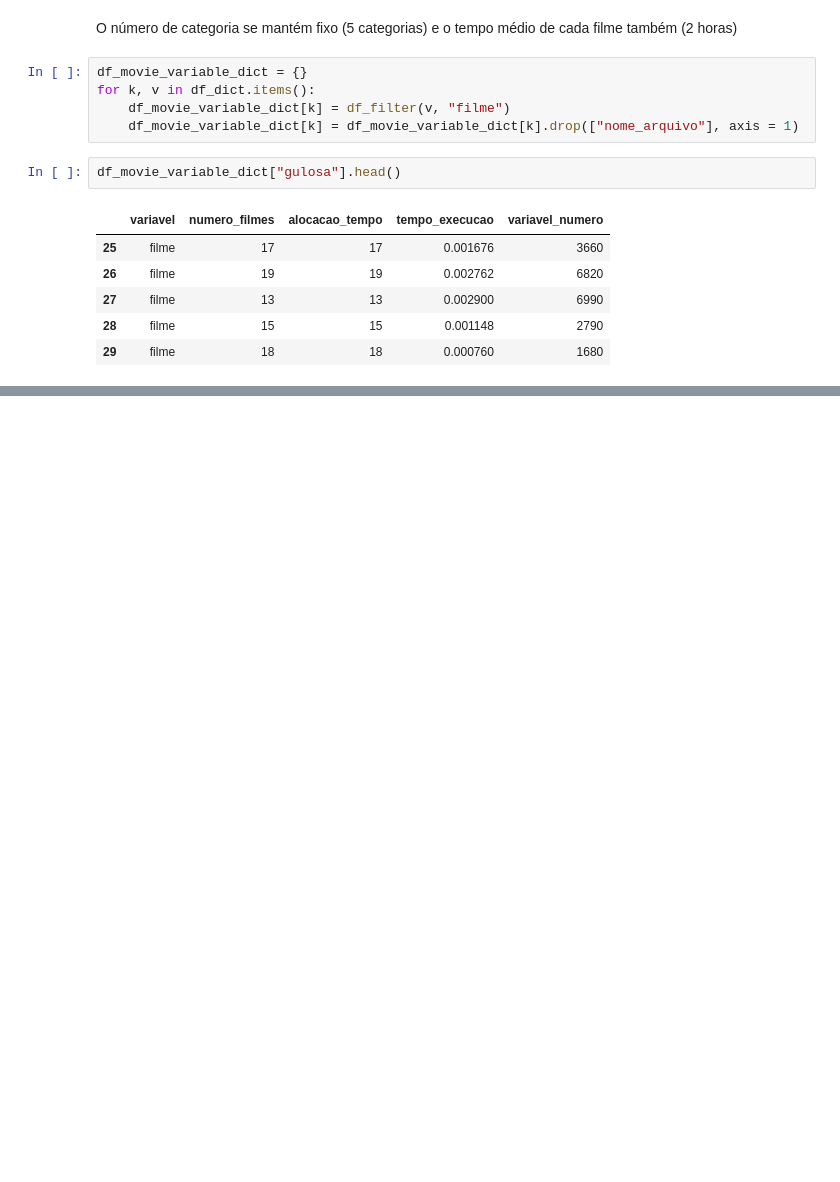
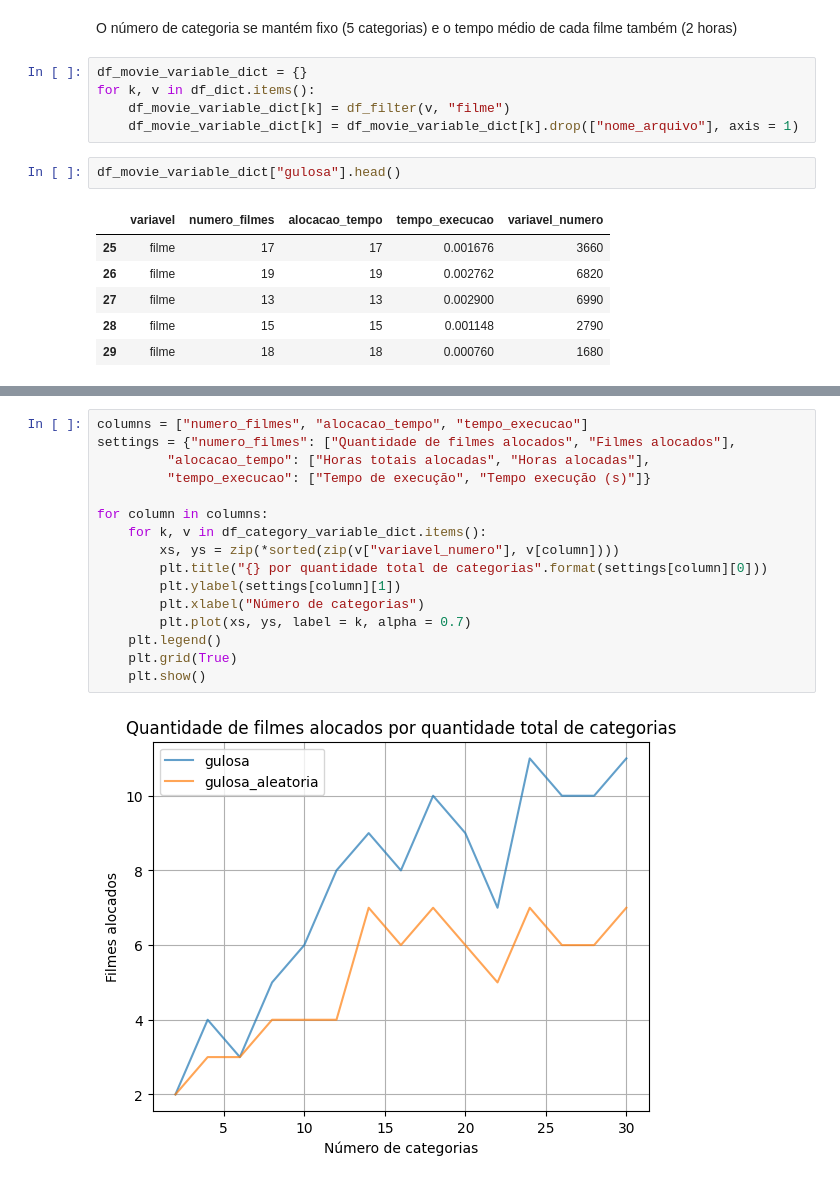
Before and after one commit to NicolasCho/supercomputacao, a Jupyter notebook: projeto/scripts/analysis.ipynb, the cells around one changed output, grey strips where cells are left out. Cells and saved outputs as stored; diff of their text form; blank space fills up the shorter version.

```diff
--- a/projeto/scripts/analysis.ipynb
+++ b/projeto/scripts/analysis.ipynb
@@ -83,0 +96,18 @@ for column in columns:
+# %%
+columns = ["numero_filmes", "alocacao_tempo", "tempo_execucao"]
+settings = {"numero_filmes": ["Quantidade de filmes alocados", "Filmes alocados"],
+         "alocacao_tempo": ["Horas totais alocadas", "Horas alocadas"],
+         "tempo_execucao": ["Tempo de execução", "Tempo execução (s)"]}
+
+for column in columns:
+    for k, v in df_category_variable_dict.items():
+        xs, ys = zip(*sorted(zip(v["variavel_numero"], v[column])))
+        plt.title("{} por quantidade total de categorias".format(settings[column][0]))
+        plt.ylabel(settings[column][1])
+        plt.xlabel("Número de categorias")
+        plt.plot(xs, ys, label = k, alpha = 0.7)
+    plt.legend()
+    plt.grid(True)
+    plt.show()
+# %% [output]
+[figure, added]
```
Also changed, not shown: parts of 7 cells of this notebook.
